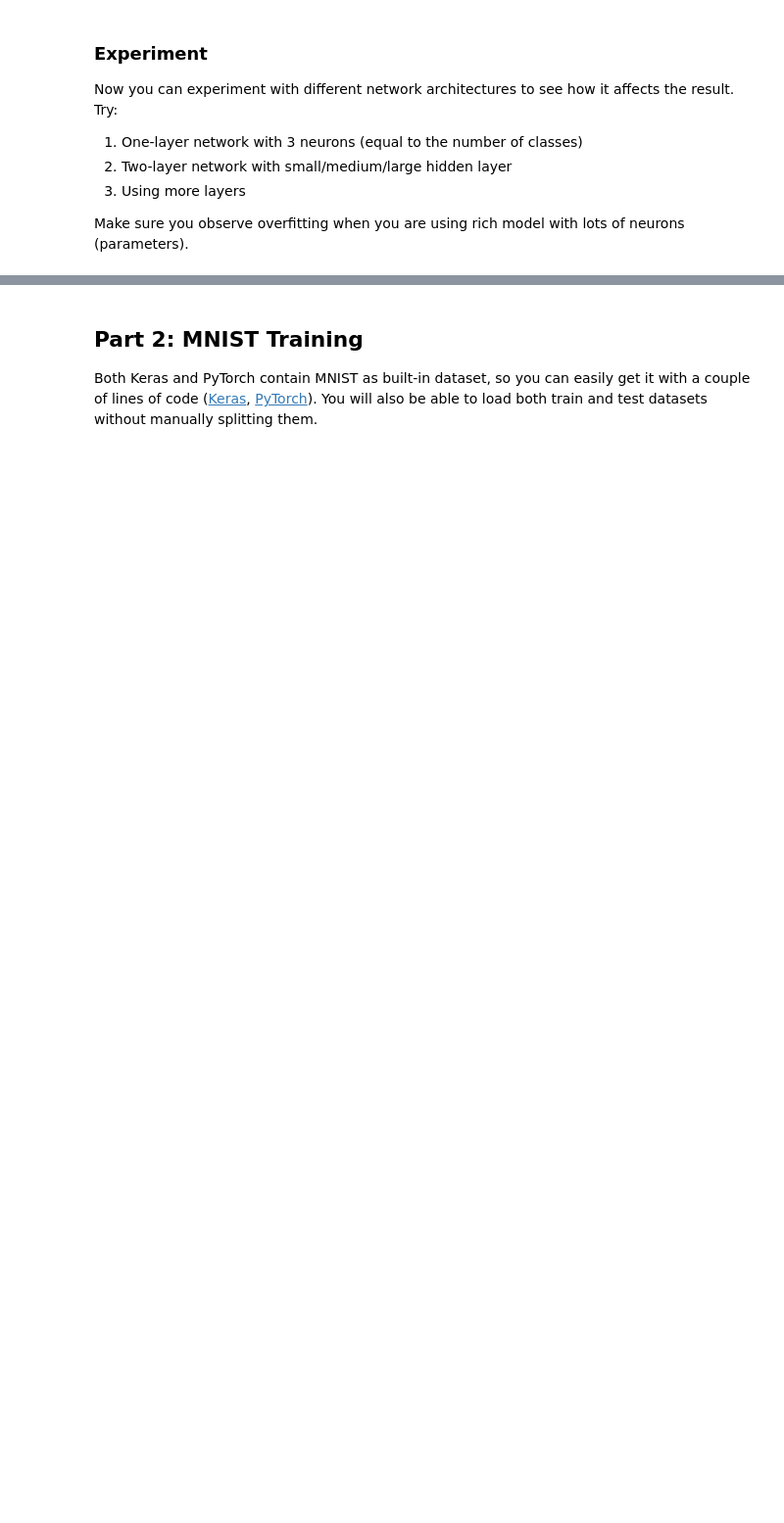
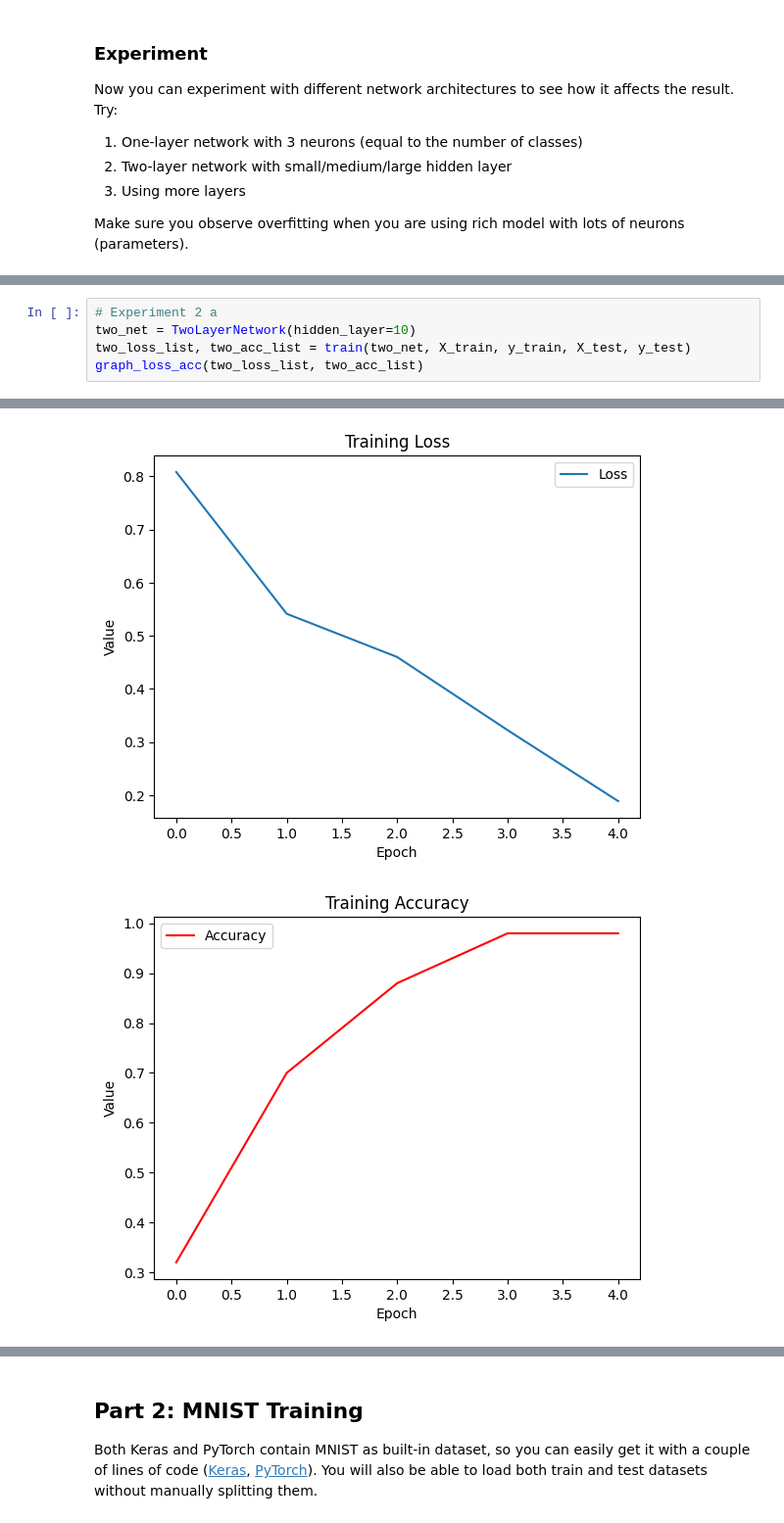
Before and after one commit to KalebKei/AI-For-Beginners, a Jupyter notebook: lessons/3-NeuralNetworks/05-Frameworks/lab/LabFrameworks.ipynb, the cells around one changed output, grey strips where cells are left out. Shown at 98% size. Drawn from its saved outputs; the diff is of its cells as text; blank space fills up the shorter version.

```diff
--- a/lessons/3-NeuralNetworks/05-Frameworks/lab/LabFrameworks.ipynb
+++ b/lessons/3-NeuralNetworks/05-Frameworks/lab/LabFrameworks.ipynb
@@ -244,0 +302,6 @@ Make sure you observe overfitting when you are using rich model with lots of neu
+# %%
+# Experiment 2 a
+two_net = TwoLayerNetwork(hidden_layer=10)
+two_loss_list, two_acc_list = train(two_net, X_train, y_train, X_test, y_test)
+graph_loss_acc(two_loss_list, two_acc_list)
+# %% [output]
@@ -244,0 +313,2 @@ Make sure you observe overfitting when you are using rich model with lots of neu
+[figure, added]
+[figure, added]
```
Also changed, not shown: parts of 18 cells of this notebook, 8 other files.
